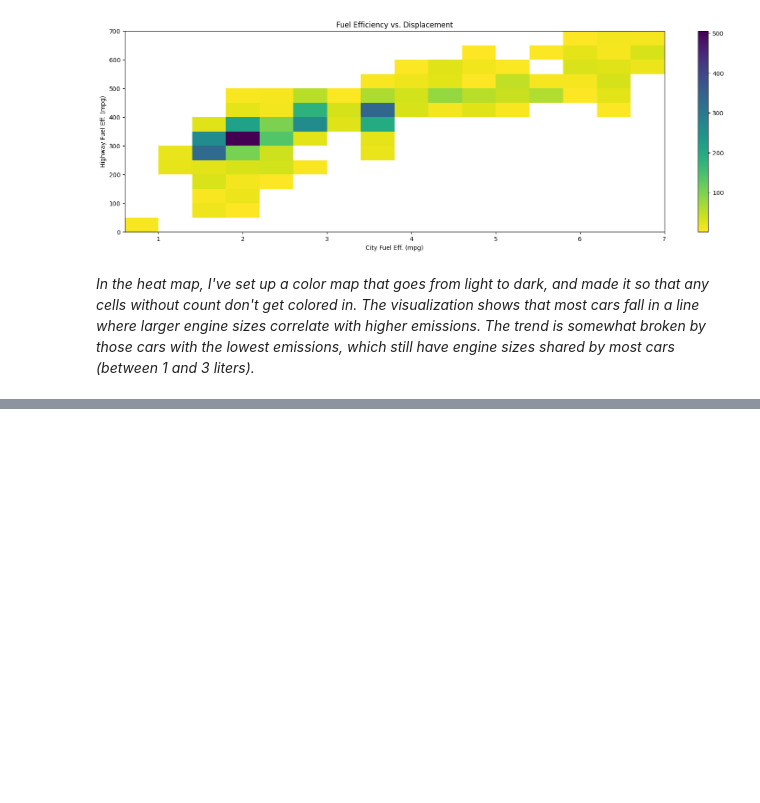
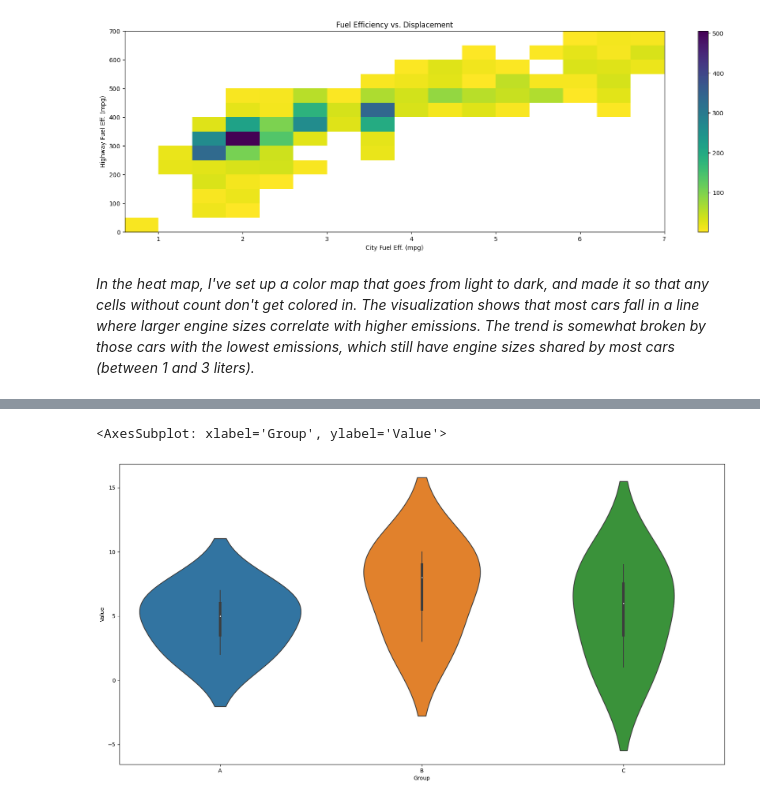
Before and after one commit to kisyular/data-visualization, a Jupyter notebook: Intro-Data-Visualization.ipynb, the cells around one changed output, grey strips where cells are left out. Drawn from its saved outputs; the diff is of its cells as text; code cells hidden in the pictures; blank space fills up the shorter version.

Commit message:
BIVARIATE EXPLORATION OF DATA - VIOLIN PLOTS

```diff
--- a/Intro-Data-Visualization.ipynb
+++ b/Intro-Data-Visualization.ipynb
@@ -1015,0 +1033,6 @@ plt.title('Fuel Efficiency vs. Displacement');
+# %%
+df = pd.DataFrame({
+    'Group': ['A', 'A', 'A', 'B', 'B', 'B', 'C', 'C', 'C'],
+    'Value': [2, 5, 7, 3, 8, 10, 1, 6, 9]
+})
+df
@@ -1015,0 +1054,7 @@ plt.title('Fuel Efficiency vs. Displacement');
+# %%
+import seaborn as sns
+plt.figure(figsize=(20, 10))
+sns.violinplot(x='Group', y='Value', data=df)
+# %% [output]
+<AxesSubplot: xlabel='Group', ylabel='Value'>
+[figure, added]
```
Also changed, not shown: parts of 10 cells of this notebook.
